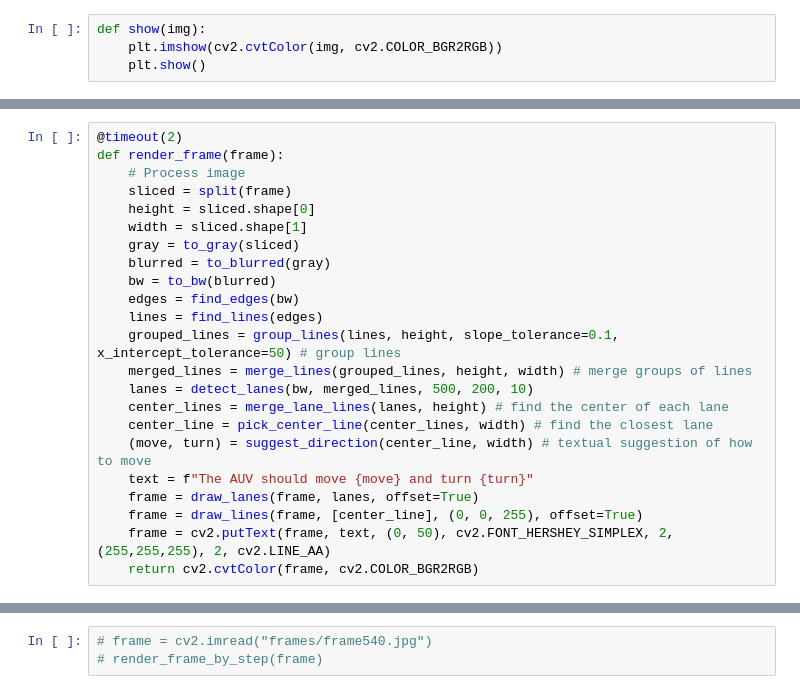
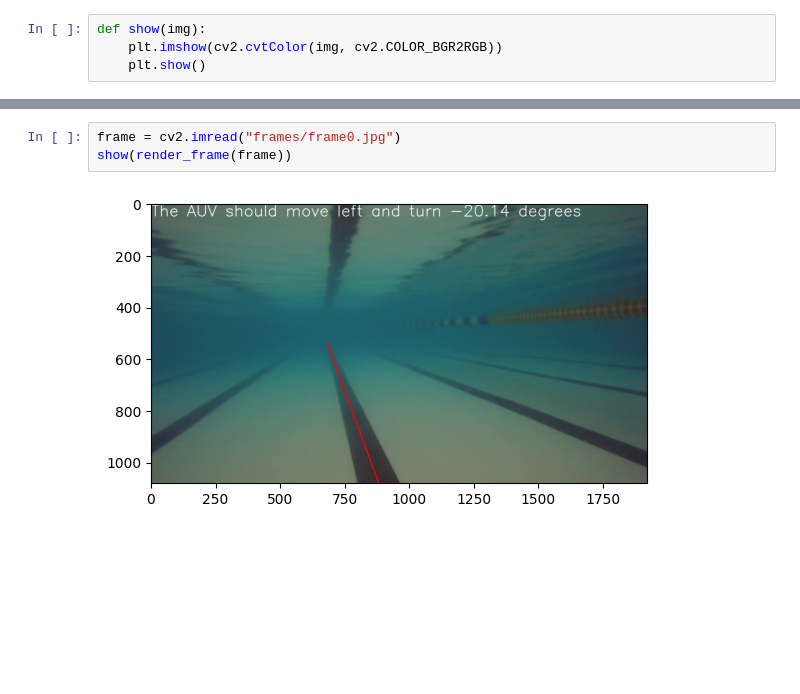
Before and after one commit to TonehavenE/cv-intro, a Jupyter notebook: video_maker.ipynb, the cells around one changed output, grey strips where cells are left out. Cells and saved outputs as stored; diff of their text form; blank space fills up the shorter version.

Commit message:
suggested angle, updating docstring format

```diff
--- a/video_maker.ipynb
+++ b/video_maker.ipynb
@@ -35,23 +8,0 @@ def timeout(seconds=10, error_message=os.strerror(errno.ETIME)):
-# %%
-@timeout(2)
-def render_frame(frame):
-    # Process image
-    sliced = split(frame)
-    height = sliced.shape[0]
-    width = sliced.shape[1]
-    gray = to_gray(sliced)
-    blurred = to_blurred(gray)
-    bw = to_bw(blurred)
-    edges = find_edges(bw)
-    lines = find_lines(edges)
-    grouped_lines = group_lines(lines, height, slope_tolerance=0.1, x_intercept_tolerance=50) # group lines
-    merged_lines = merge_lines(grouped_lines, height, width) # merge groups of lines
-    lanes = detect_lanes(bw, merged_lines, 500, 200, 10)
-    center_lines = merge_lane_lines(lanes, height) # find the center of each lane
-    center_line = pick_center_line(center_lines, width) # find the closest lane
-    (move, turn) = suggest_direction(center_line, width) # textual suggestion of how to move
-    text = f"The AUV should move {move} and turn {turn}"
-    frame = draw_lanes(frame, lanes, offset=True)
-    frame = draw_lines(frame, [center_line], (0, 0, 255), offset=True)
-    frame = cv2.putText(frame, text, (0, 50), cv2.FONT_HERSHEY_SIMPLEX, 2, (255,255,255), 2, cv2.LINE_AA)
-    return cv2.cvtColor(frame, cv2.COLOR_BGR2RGB)
@@ -92,3 +9,5 @@ def render_frame_by_step(frame):
 # %%
-# frame = cv2.imread("frames/frame540.jpg")
-# render_frame_by_step(frame)
+frame = cv2.imread("frames/frame0.jpg")
+show(render_frame(frame))
+# %% [output]
+[figure, added]
```
Also changed, not shown: parts of 7 cells of this notebook, 4 other files.
